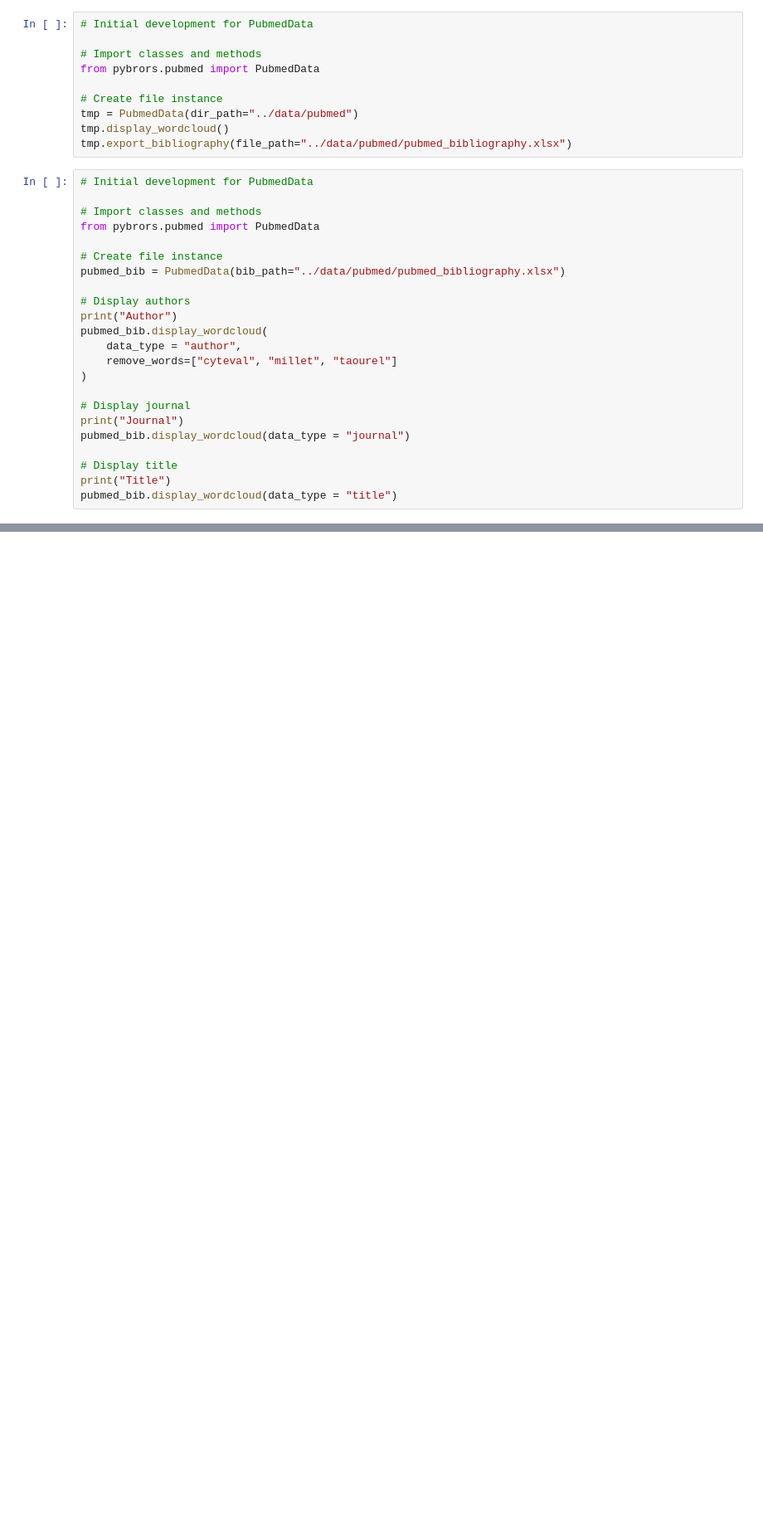
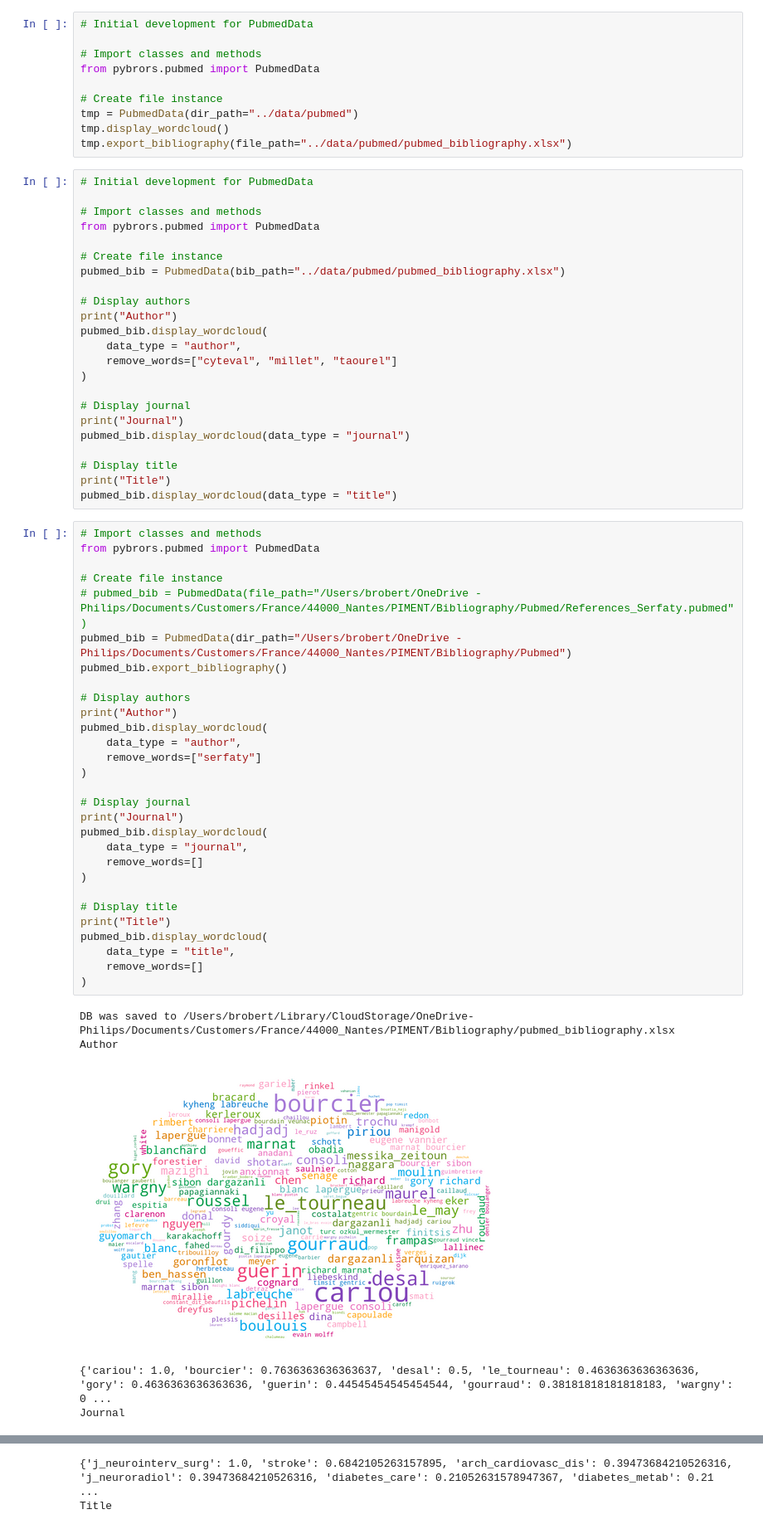
Before and after one commit to brobert-philips/pybrors, a Jupyter notebook: ext/notebooks/pubmed.ipynb, the cells around one changed output, grey strips where cells are left out. Shown at 83% size. Drawn from its saved outputs; the diff is of its cells as text; blank space fills up the shorter version.

```diff
--- a/ext/notebooks/pubmed.ipynb
+++ b/ext/notebooks/pubmed.ipynb
@@ -42,3 +42,38 @@ pubmed_bib.display_wordcloud(data_type = "journal")
 # Display title
 print("Title")
 pubmed_bib.display_wordcloud(data_type = "title")
+# %%
+# Import classes and methods
+from pybrors.pubmed import PubmedData
+
+# Create file instance
+# pubmed_bib = PubmedData(file_path="/Users/brobert/OneDrive - Philips/Documents/Customers/France/44000_Nantes/PIMENT/Bibliography/Pubmed/References_Serfaty.pubmed")
+pubmed_bib = PubmedData(dir_path="/Users/brobert/OneDrive - Philips/Documents/Customers/France/44000_Nantes/PIMENT/Bibliography/Pubmed")
+pubmed_bib.export_bibliography()
+
+# Display authors
+print("Author")
+pubmed_bib.display_wordcloud(
+    data_type = "author",
+    remove_words=["serfaty"]
+)
+
+# Display journal
+print("Journal")
+pubmed_bib.display_wordcloud(
+    data_type = "journal",
+    remove_words=[]
+)
+
+# Display title
+print("Title")
+pubmed_bib.display_wordcloud(
+    data_type = "title",
+    remove_words=[]
+)
+# %% [output]
+DB was saved to /Users/brobert/Library/CloudStorage/OneDrive-Philips/Documents/Customers/France/44000_Nantes/PIMENT/Bibliography/pubmed_bibliography.xlsx
+Author
+[figure, added]
+{'cariou': 1.0, 'bourcier': 0.7636363636363637, 'desal': 0.5, 'le_tourneau': 0.4636363636363636, 'gory': 0.4636363636363636, 'guerin': 0.44545454545454544, 'gourraud': 0.38181818181818183, 'wargny': 0 ...
+Journal
@@ -44,0 +81,2 @@ pubmed_bib.display_wordcloud(data_type = "title")
+{'j_neurointerv_surg': 1.0, 'stroke': 0.6842105263157895, 'arch_cardiovasc_dis': 0.39473684210526316, 'j_neuroradiol': 0.39473684210526316, 'diabetes_care': 0.21052631578947367, 'diabetes_metab': 0.21 ...
+Title
```
Also changed, not shown: parts of 1 cell of this notebook, 11 other files.
